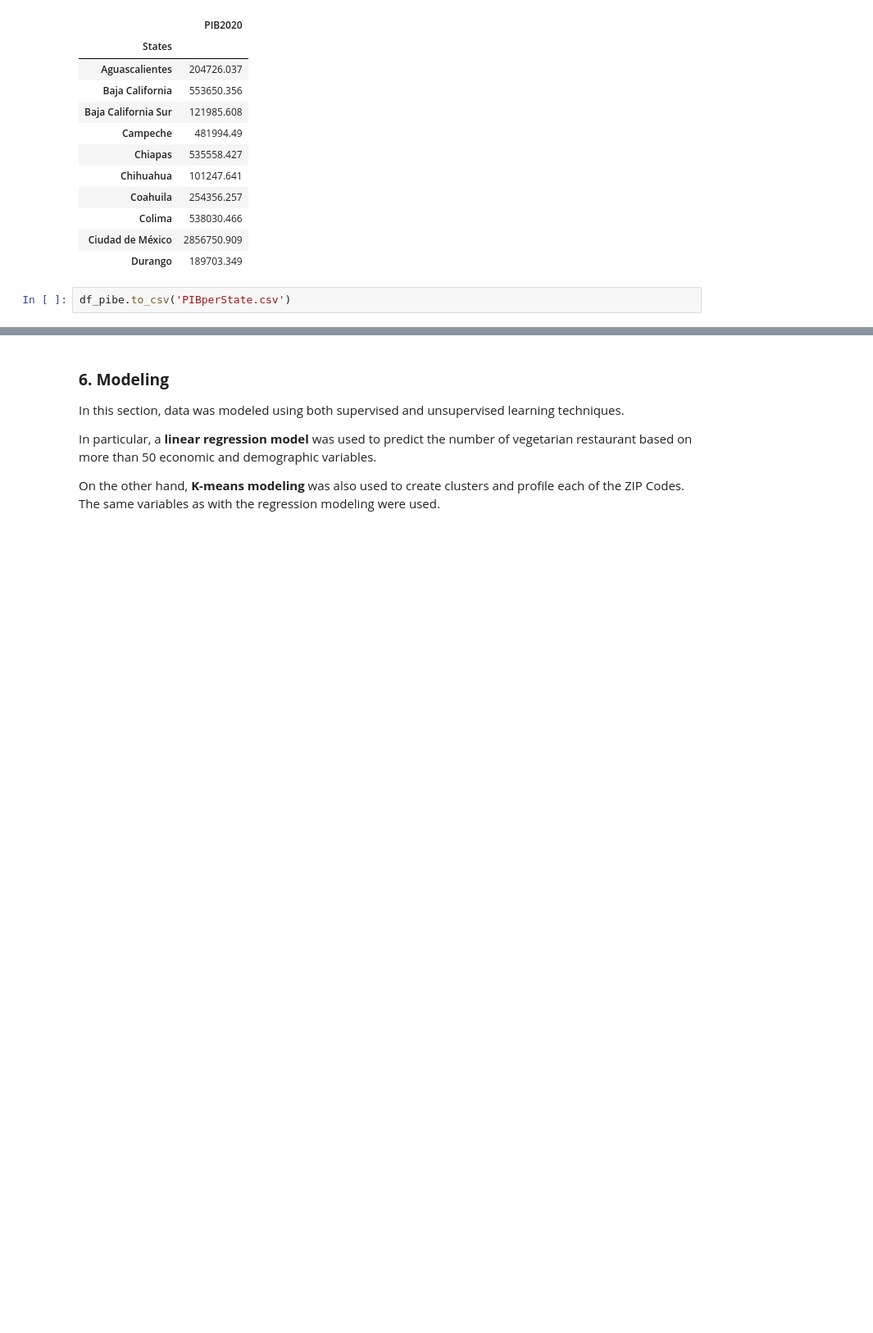
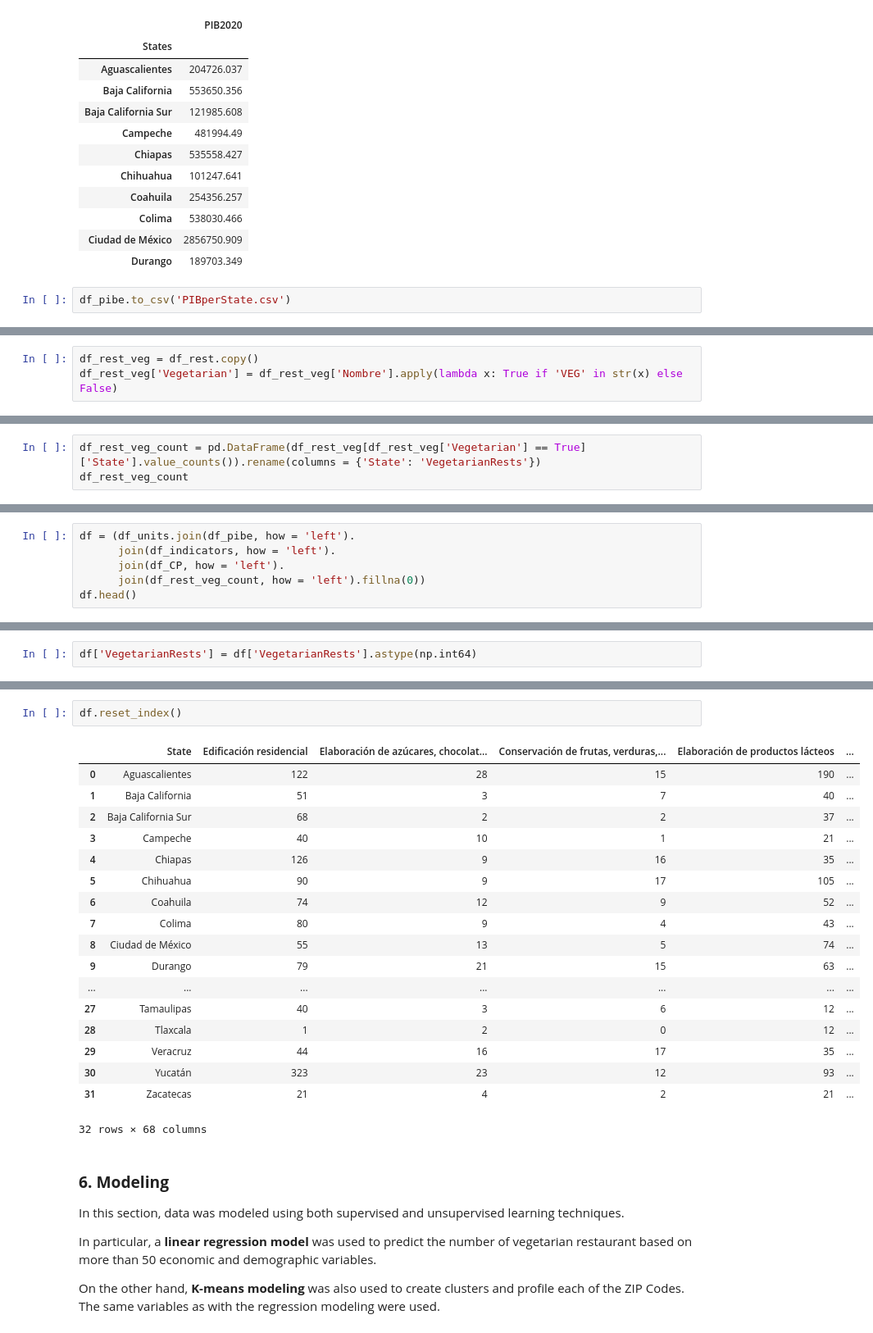
Before and after one commit to DanielEduardoLopez/DEVF-MachineLearning, a Jupyter notebook: FinalProject_RestaurantLocation.ipynb, the cells around one changed output, grey strips where cells are left out. Shown: that part at 82% size. Saved outputs shown, nothing was run; the diff lists cells and outputs as text; blank space fills up the shorter version.

Commit message:
Data Wrangling Phase Completed

```diff
--- a/FinalProject_RestaurantLocation.ipynb
+++ b/FinalProject_RestaurantLocation.ipynb
@@ -497,0 +589,3 @@ In this section, the collected data was cleaned and wrangled to create the varia
+# %%
+df_rest_veg = df_rest.copy()
+df_rest_veg['Vegetarian'] = df_rest_veg['Nombre'].apply(lambda x: True if 'VEG' in str(x) else False)
@@ -497,0 +613,3 @@ In this section, the collected data was cleaned and wrangled to create the varia
+# %%
+df_rest_veg_count = pd.DataFrame(df_rest_veg[df_rest_veg['Vegetarian'] == True]['State'].value_counts()).rename(columns = {'State': 'VegetarianRests'})
+df_rest_veg_count
@@ -497,0 +630,6 @@ In this section, the collected data was cleaned and wrangled to create the varia
+# %%
+df = (df_units.join(df_pibe, how = 'left').
+      join(df_indicators, how = 'left').
+      join(df_CP, how = 'left').
+      join(df_rest_veg_count, how = 'left').fillna(0))
+df.head()
@@ -497,0 +665,2 @@ In this section, the collected data was cleaned and wrangled to create the varia
+# %%
+df['VegetarianRests'] = df['VegetarianRests'].astype(np.int64)
@@ -501,3 +683,24 @@ In this section, the cleaned data was transformed into new variables more suitab
+# %%
+df.reset_index()
+# %% [output]
+|  | State | Edificación residencial | Elaboración de azúcares, chocolat... | Conservación de frutas, verduras,... | Elaboración de productos lácteos | ... |
+| 0 | Aguascalientes | 122 | 28 | 15 | 190 | ... |
+| 1 | Baja California | 51 | 3 | 7 | 40 | ... |
+| 2 | Baja California Sur | 68 | 2 | 2 | 37 | ... |
+| 3 | Campeche | 40 | 10 | 1 | 21 | ... |
+| 4 | Chiapas | 126 | 9 | 16 | 35 | ... |
+| 5 | Chihuahua | 90 | 9 | 17 | 105 | ... |
+| 6 | Coahuila | 74 | 12 | 9 | 52 | ... |
+| 7 | Colima | 80 | 9 | 4 | 43 | ... |
+| 8 | Ciudad de México | 55 | 13 | 5 | 74 | ... |
+| 9 | Durango | 79 | 21 | 15 | 63 | ... |
+| ... | ... | ... | ... | ... | ... | ... |
+| 27 | Tamaulipas | 40 | 3 | 6 | 12 | ... |
+| 28 | Tlaxcala | 1 | 2 | 0 | 12 | ... |
+| 29 | Veracruz | 44 | 16 | 17 | 35 | ... |
+| 30 | Yucatán | 323 | 23 | 12 | 93 | ... |
+| 31 | Zacatecas | 21 | 4 | 2 | 21 | ... |
+32 rows × 68 columns
 # %% [markdown]
 ### **6. Modeling**
 In this section, data was modeled using both supervised and unsupervised learning techniques.
```
Also changed, not shown: parts of 23 cells of this notebook.
